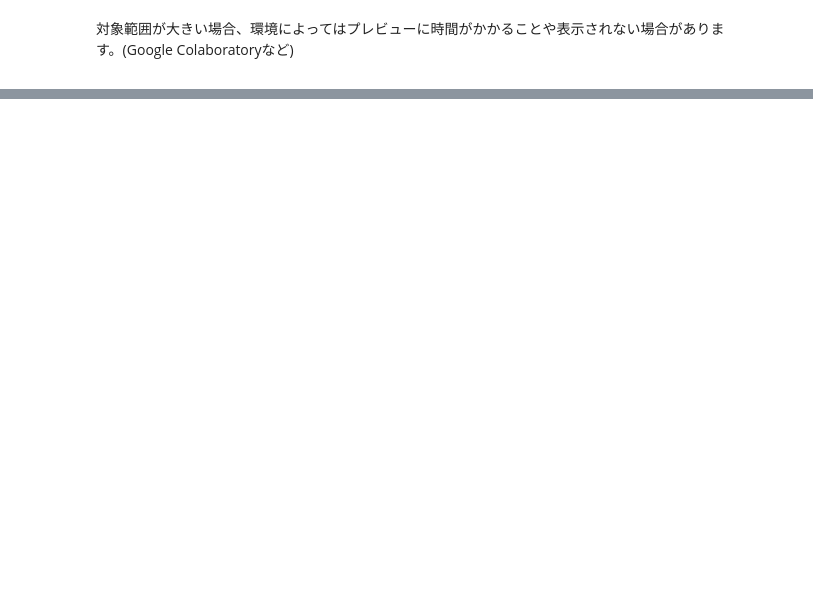
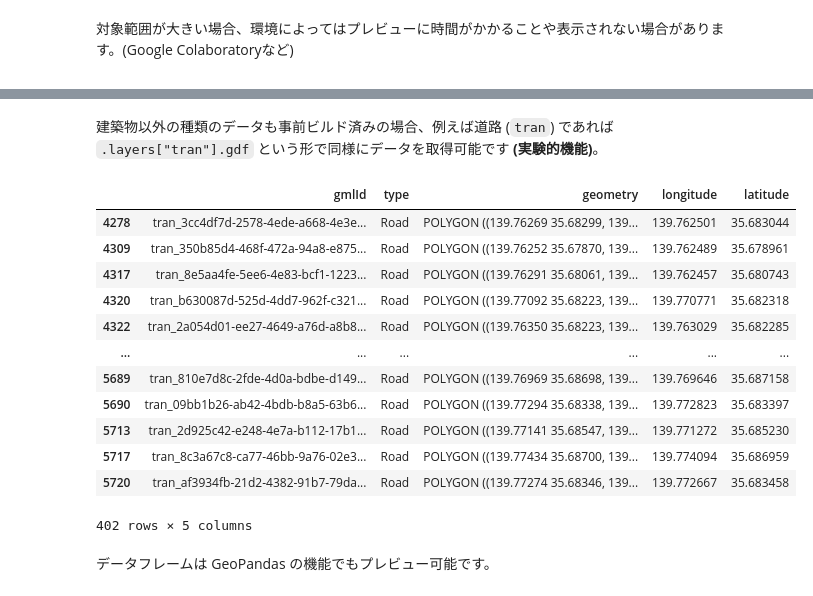
Before and after one commit to ozekik/plateaukit, a Jupyter notebook: docs/library/area.ipynb, the cells around one changed output, grey strips where cells are left out. Cells and saved outputs as stored; diff of their text form; code cells hidden in the pictures; blank space fills up the shorter version.

```diff
--- a/docs/library/area.ipynb
+++ b/docs/library/area.ipynb
@@ -64,0 +70,20 @@ area.gdf
+# %% [markdown]
+建築物以外の種類のデータも事前ビルド済みの場合、例えば道路 (`tran`) であれば `.layers["tran"].gdf` という形で同様にデータを取得可能です **(実験的機能)**。
+# %%
+area.layers["tran"].gdf
+# %% [output]
+|  | gmlId | type | geometry | longitude | latitude |
+| 4278 | tran_3cc4df7d-2578-4ede-a668-4e3e... | Road | POLYGON ((139.76269 35.68299, 139... | 139.762501 | 35.683044 |
+| 4309 | tran_350b85d4-468f-472a-94a8-e875... | Road | POLYGON ((139.76252 35.67870, 139... | 139.762489 | 35.678961 |
+| 4317 | tran_8e5aa4fe-5ee6-4e83-bcf1-1223... | Road | POLYGON ((139.76291 35.68061, 139... | 139.762457 | 35.680743 |
+| 4320 | tran_b630087d-525d-4dd7-962f-c321... | Road | POLYGON ((139.77092 35.68223, 139... | 139.770771 | 35.682318 |
+| 4322 | tran_2a054d01-ee27-4649-a76d-a8b8... | Road | POLYGON ((139.76350 35.68223, 139... | 139.763029 | 35.682285 |
+| ... | ... | ... | ... | ... | ... |
+| 5689 | tran_810e7d8c-2fde-4d0a-bdbe-d149... | Road | POLYGON ((139.76969 35.68698, 139... | 139.769646 | 35.687158 |
+| 5690 | tran_09bb1b26-ab42-4bdb-b8a5-63b6... | Road | POLYGON ((139.77294 35.68338, 139... | 139.772823 | 35.683397 |
+| 5713 | tran_2d925c42-e248-4e7a-b112-17b1... | Road | POLYGON ((139.77141 35.68547, 139... | 139.771272 | 35.685230 |
+| 5717 | tran_8c3a67c8-ca77-46bb-9a76-02e3... | Road | POLYGON ((139.77434 35.68700, 139... | 139.774094 | 35.686959 |
+| 5720 | tran_af3934fb-21d2-4382-91b7-79da... | Road | POLYGON ((139.77274 35.68346, 139... | 139.772667 | 35.683458 |
+402 rows × 5 columns
+# %% [markdown]
+データフレームは GeoPandas の機能でもプレビュー可能です。
```
Also changed, not shown: parts of 16 cells of this notebook, 10 other files.
